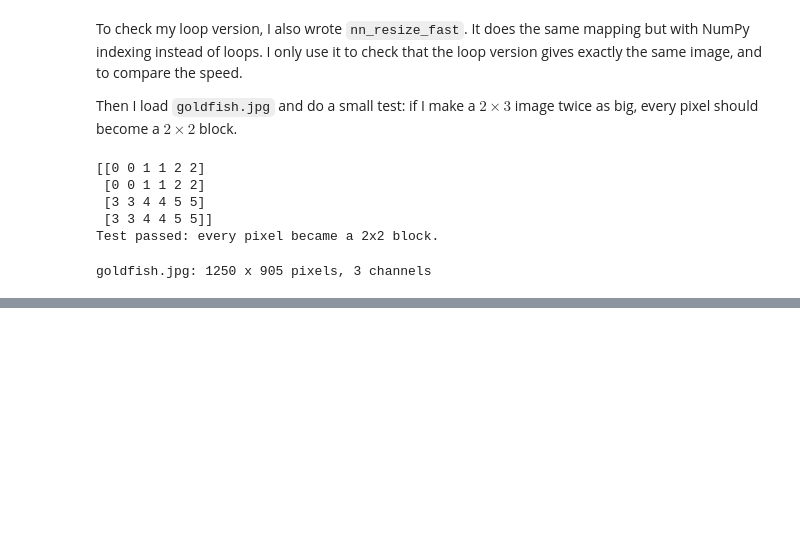
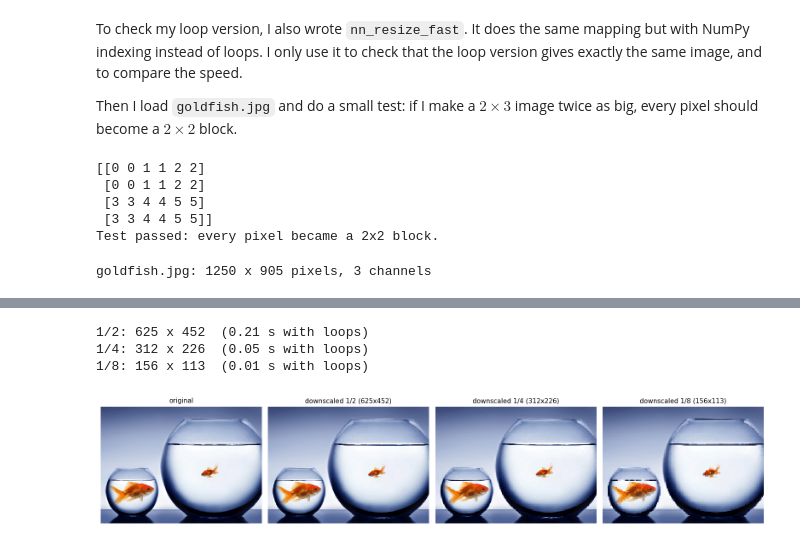
Before and after one commit to KianIzadpanah/assignment-1-Kian-Izadpanah, a Jupyter notebook: assignment1.ipynb, the cells around one changed output, grey strips where cells are left out. Saved outputs shown, nothing was run; the diff lists cells and outputs as text; code cells hidden in the pictures; blank space fills up the shorter version.

```diff
--- a/assignment1.ipynb
+++ b/assignment1.ipynb
@@ -155,0 +162,19 @@ goldfish.jpg: 1250 x 905 pixels, 3 channels
+# %%
+down = {}
+for f in [2, 4, 8]:
+    w, h = W0 // f, H0 // f
+    t0 = time.time()
+    down[f] = nn_resize(goldfish, w, h)
+    t_loop = time.time() - t0
+    assert np.array_equal(down[f], nn_resize_fast(goldfish, w, h))
+    save_image(f"1a_down_x{f}.png", down[f])
+    print(f"1/{f}: {w} x {h}  ({t_loop:.2f} s with loops)")
+
+show_grid([goldfish] + [down[f] for f in [2, 4, 8]],
+          ["original"] + [f"downscaled 1/{f} ({down[f].shape[1]}x{down[f].shape[0]})" for f in [2, 4, 8]],
+          ncols=4, fig_name="1a_downscale.png", cell=3.6)
+# %% [output]
+1/2: 625 x 452  (0.21 s with loops)
+1/4: 312 x 226  (0.05 s with loops)
+1/8: 156 x 113  (0.01 s with loops)
+[figure, added]
```
Also changed, not shown: parts of 1 cell of this notebook, 4 other files.
